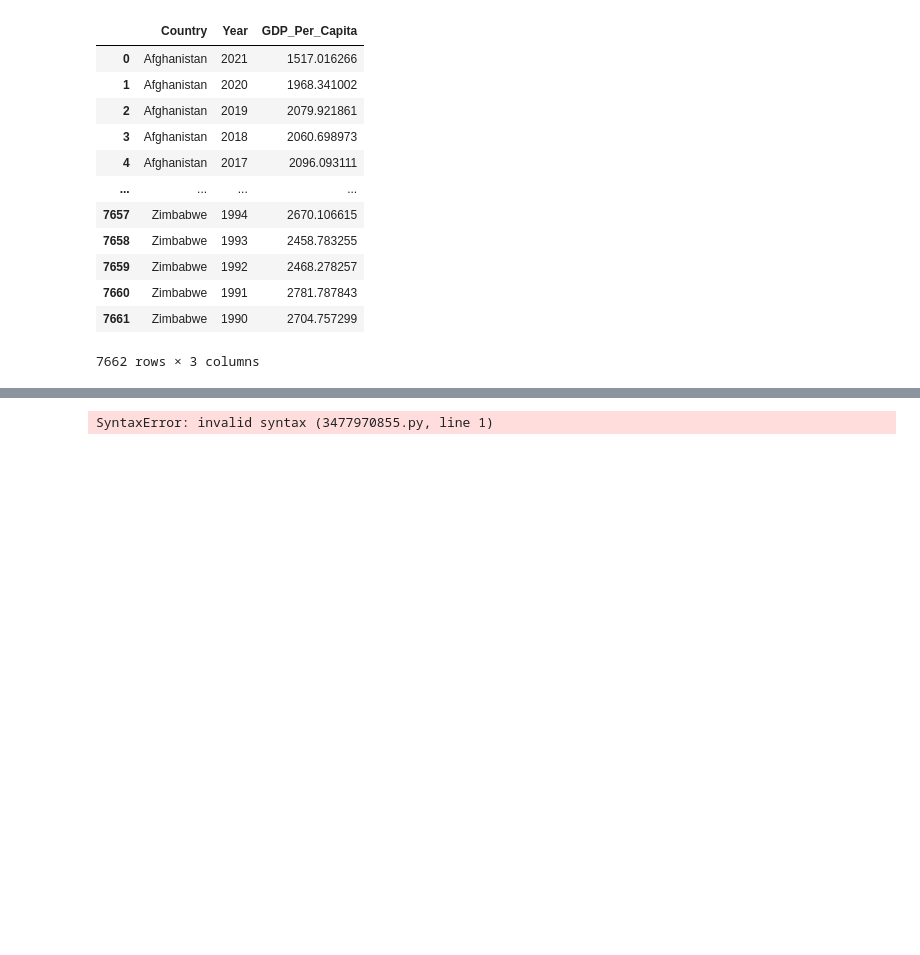
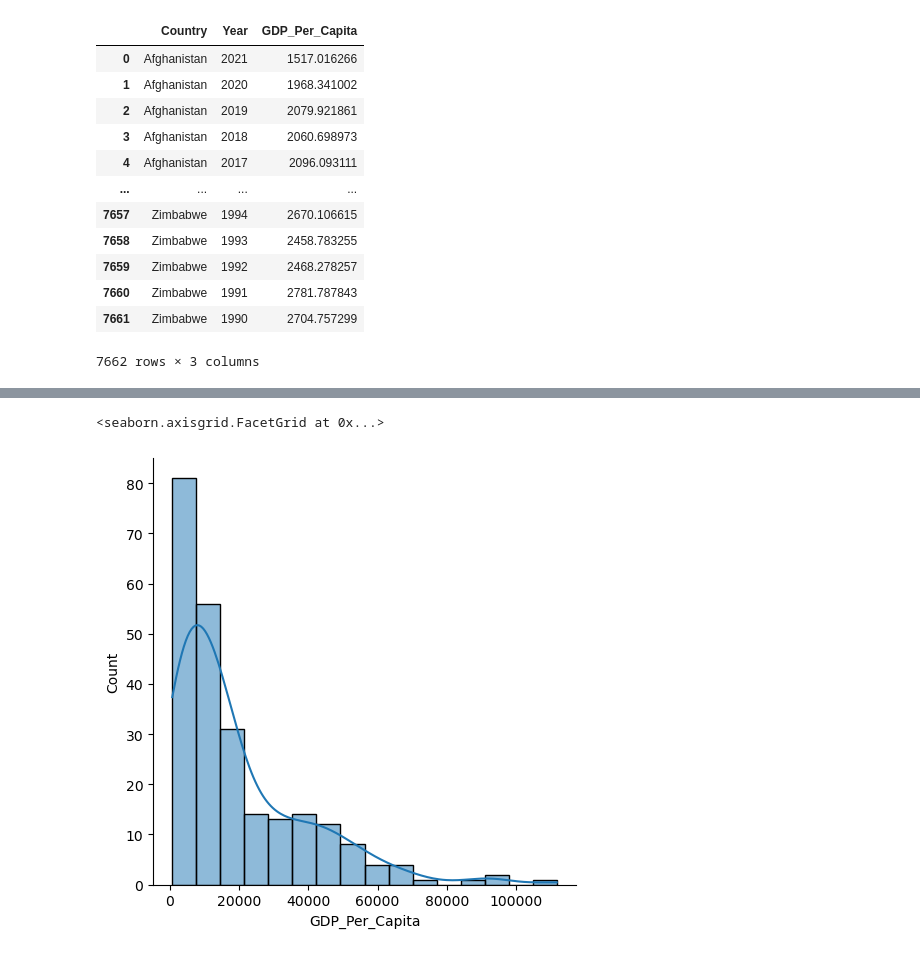
Before and after one commit to NSS-Full-Time-Data-Analytics-14/gdp-and-internet-usage-JaimeGarcia1998, a Jupyter notebook: Notebook/un_project.ipynb, the cells around one changed output, grey strips where cells are left out. Saved outputs shown, nothing was run; the diff lists cells and outputs as text; code cells hidden in the pictures; blank space fills up the shorter version.

```diff
--- a/Notebook/un_project.ipynb
+++ b/Notebook/un_project.ipynb
@@ -69,0 +83,3 @@ memory usage: 179.7+ KB
+# %%
+single_gdp_df = gdp_df.loc[(gdp_df.Year == 2020)]
+single_gdp_df
@@ -70,6 +100,5 @@ memory usage: 179.7+ KB
 # %%
-
-gdp_per_capita = {gdp_df["GDP_Per_Capita"],"Year" : [2020]}
-plt.hist(gdp_per_capita,bins = 5, color="green", edgecolor="darkblue")
+sns.displot( data=single_gdp_df.GDP_Per_Capita, kde=True )
 # %% [output]
-SyntaxError: invalid syntax (3477970855.py, line 1)
+<seaborn.axisgrid.FacetGrid at 0x...>
+[figure, added]
```
Also changed, not shown: parts of 18 cells of this notebook.
